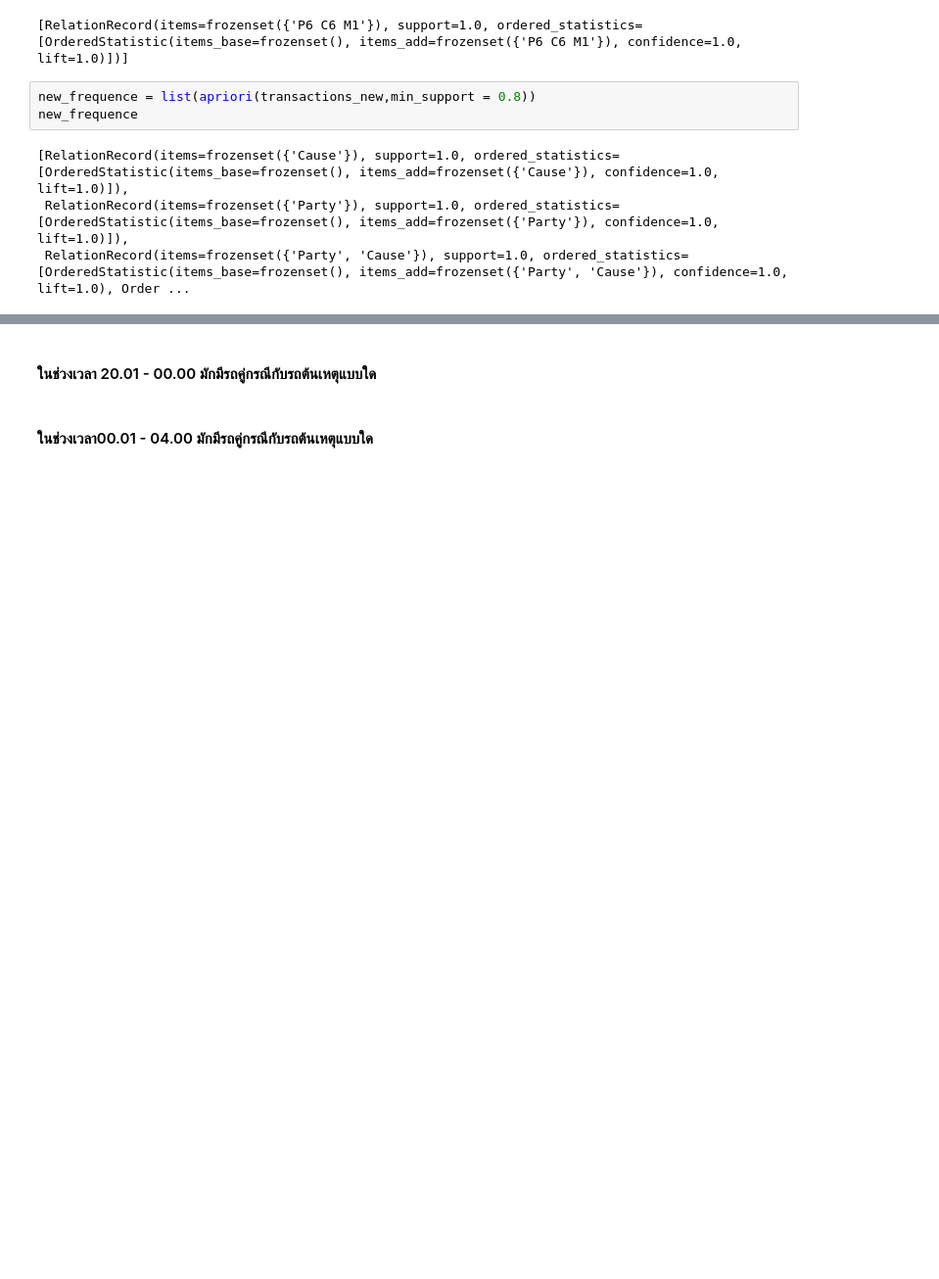
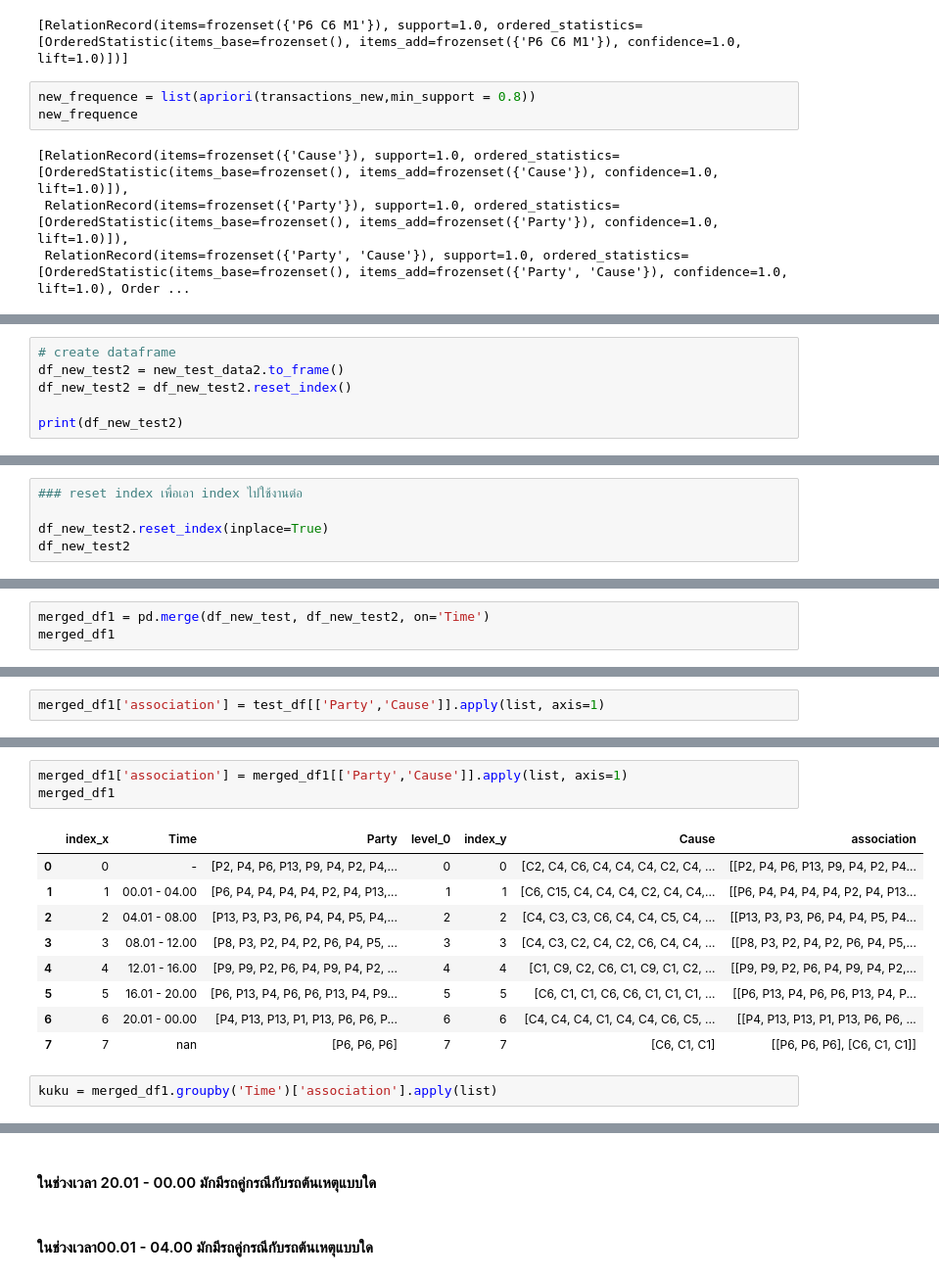
Before and after one commit to Aingon14/BSC_DPDM23, a Jupyter notebook: Group_project2.ipynb, the cells around one changed output, grey strips where cells are left out. Shown at 98% size. Saved outputs shown, nothing was run; the diff lists cells and outputs as text; blank space fills up the shorter version.

```diff
--- a/Group_project2.ipynb
+++ b/Group_project2.ipynb
@@ -1419,0 +1600,6 @@ new_frequence
+# %%
+# create dataframe
+df_new_test2 = new_test_data2.to_frame()
+df_new_test2 = df_new_test2.reset_index()
+
+print(df_new_test2)
@@ -1419,0 +1616,5 @@ new_frequence
+# %%
+### reset index เพื่อเอา index ไปใช้งานต่อ
+
+df_new_test2.reset_index(inplace=True)
+df_new_test2
@@ -1419,0 +1631,3 @@ new_frequence
+# %%
+merged_df1 = pd.merge(df_new_test, df_new_test2, on='Time')
+merged_df1
@@ -1419,0 +1644,2 @@ new_frequence
+# %%
+merged_df1['association'] = test_df[['Party','Cause']].apply(list, axis=1)
@@ -1419,0 +1717,15 @@ new_frequence
+# %%
+merged_df1['association'] = merged_df1[['Party','Cause']].apply(list, axis=1)
+merged_df1
+# %% [output]
+|  | index_x | Time | Party | level_0 | index_y | Cause | association |
+| 0 | 0 | - | [P2, P4, P6, P13, P9, P4, P2, P4,... | 0 | 0 | [C2, C4, C6, C4, C4, C4, C2, C4, ... | [[P2, P4, P6, P13, P9, P4, P2, P4... |
+| 1 | 1 | 00.01 - 04.00 | [P6, P4, P4, P4, P4, P2, P4, P13,... | 1 | 1 | [C6, C15, C4, C4, C4, C2, C4, C4,... | [[P6, P4, P4, P4, P4, P2, P4, P13... |
+| 2 | 2 | 04.01 - 08.00 | [P13, P3, P3, P6, P4, P4, P5, P4,... | 2 | 2 | [C4, C3, C3, C6, C4, C4, C5, C4, ... | [[P13, P3, P3, P6, P4, P4, P5, P4... |
+| 3 | 3 | 08.01 - 12.00 | [P8, P3, P2, P4, P2, P6, P4, P5, ... | 3 | 3 | [C4, C3, C2, C4, C2, C6, C4, C4, ... | [[P8, P3, P2, P4, P2, P6, P4, P5,... |
+| 4 | 4 | 12.01 - 16.00 | [P9, P9, P2, P6, P4, P9, P4, P2, ... | 4 | 4 | [C1, C9, C2, C6, C1, C9, C1, C2, ... | [[P9, P9, P2, P6, P4, P9, P4, P2,... |
+| 5 | 5 | 16.01 - 20.00 | [P6, P13, P4, P6, P6, P13, P4, P9... | 5 | 5 | [C6, C1, C1, C6, C6, C1, C1, C1, ... | [[P6, P13, P4, P6, P6, P13, P4, P... |
+| 6 | 6 | 20.01 - 00.00 | [P4, P13, P13, P1, P13, P6, P6, P... | 6 | 6 | [C4, C4, C4, C1, C4, C4, C6, C5, ... | [[P4, P13, P13, P1, P13, P6, P6, ... |
+| 7 | 7 | nan | [P6, P6, P6] | 7 | 7 | [C6, C1, C1] | [[P6, P6, P6], [C6, C1, C1]] |
+# %%
+kuku = merged_df1.groupby('Time')['association'].apply(list)
```
Also changed, not shown: parts of 42 cells of this notebook.
